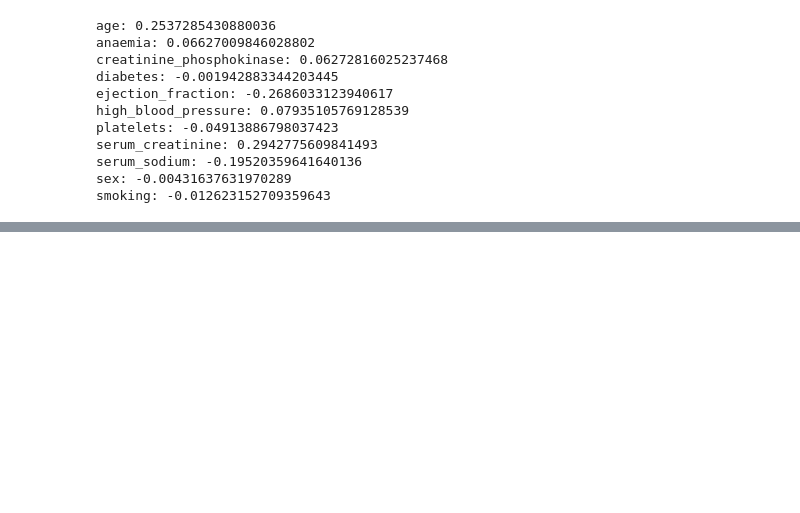
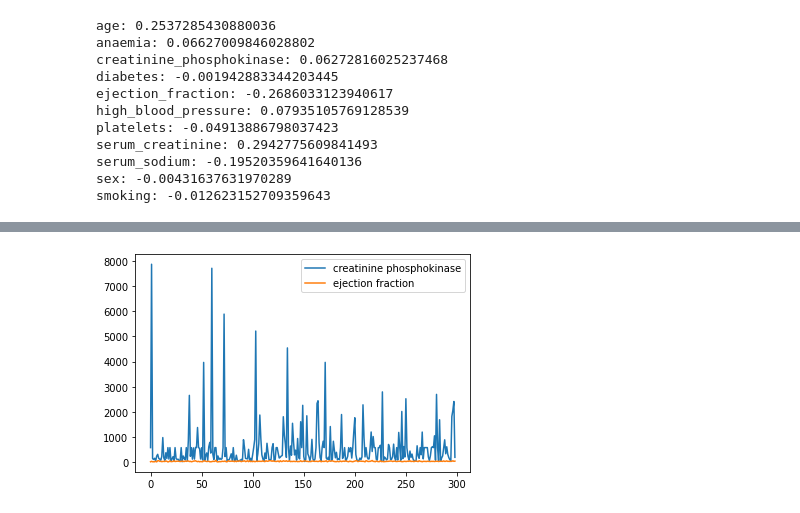
Before and after one commit to svhenrique/analise-dataset-heart-disease, a Jupyter notebook: Untitled0.ipynb, the cells around one changed output, grey strips where cells are left out. Cells and saved outputs as stored; diff of their text form; code cells hidden in the pictures; blank space fills up the shorter version.

```diff
--- a/Untitled0.ipynb
+++ b/Untitled0.ipynb
@@ -858,0 +914,12 @@ smoking: -0.012623152709359643
+# %%
+# plotando creatinine_phosphokinase e ejection_fraction em um mesmo gráfico
+
+# A escala dos valores da creatinine_phosphokinase e ejection_fraction tem uma variação muito grande.
+# Os maiores valores estão no campo creatinine_phosphokinase.
+
+plt.plot(dados.creatinine_phosphokinase,label='creatinine phosphokinase')
+plt.plot(dados.ejection_fraction,label='ejection fraction')
+plt.legend()
+plt.show()
+# %% [output]
+[figure, added]
```
Also changed, not shown: parts of 35 cells of this notebook.
